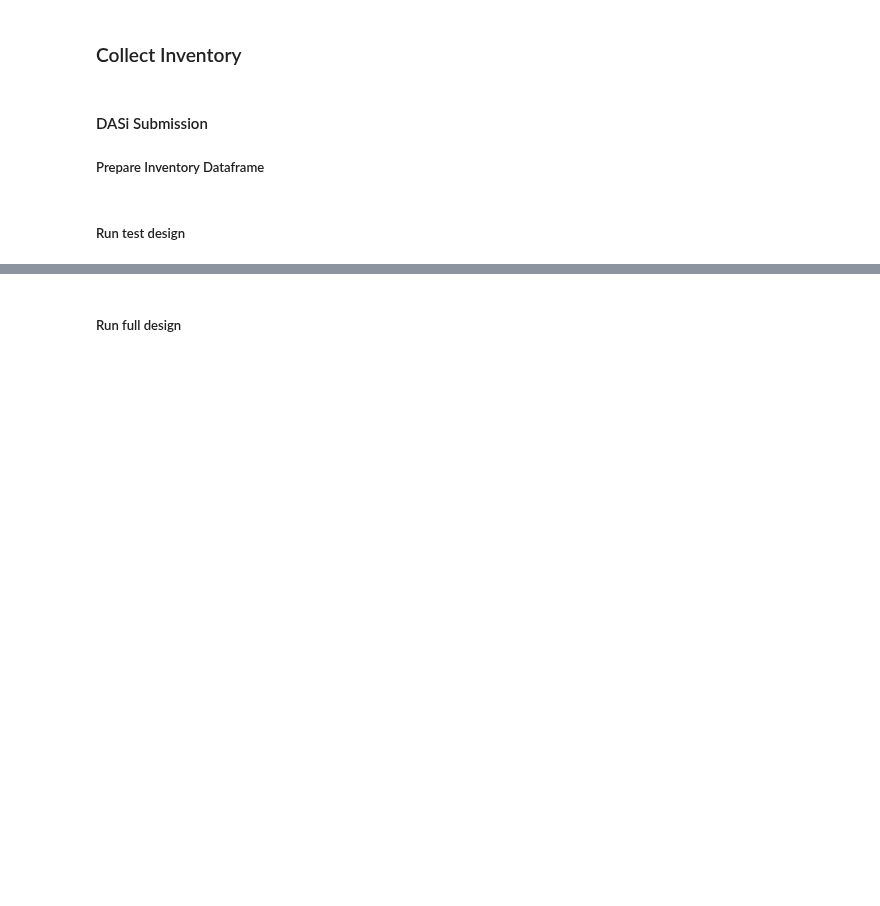
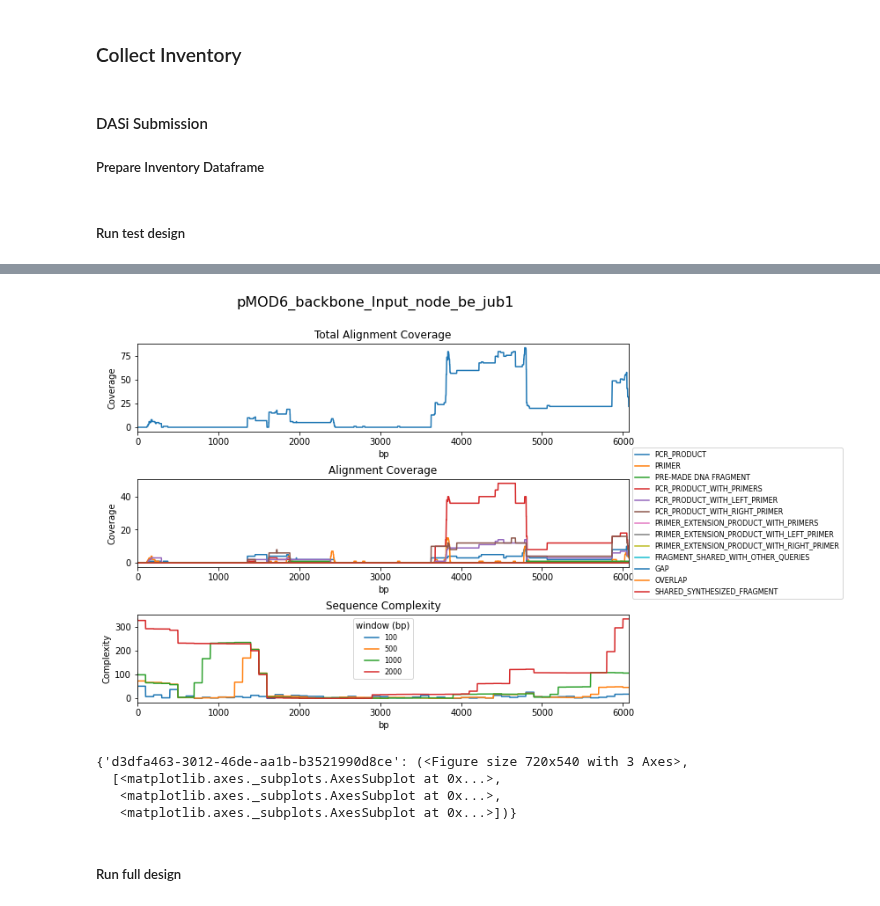
Before and after one commit to jvrana/aqbuildtools, a Jupyter notebook: examples/Stage1_SubmitDASi.ipynb, the cells around one changed output, grey strips where cells are left out. Drawn from its saved outputs; the diff is of its cells as text; code cells hidden in the pictures; blank space fills up the shorter version.

```diff
--- a/examples/SubmitDASi.ipynb
+++ b/examples/Stage1_SubmitDASi.ipynb
@@ -171,5 +234,8 @@ def run_design(inv_df: pd.DataFrame, records: List[SeqRecord],
 # %%
-test_design = run_design(dasi_df, records[:2])
-test_json_output = test_design.out(elim_extra_reactions=True)
+
+test_design = run_design(dasi_df, records[:1], log_level='ERROR')
+
+# df1, df2, _ in test_design.to_df()
+# test_json_output = test_design.out(elim_extra_reactions=True)
 # %% [output]
 Found previous installation at "/home/justin/anaconda3/envs/aqbt/lib/python3.8/site-packages/pyblast/blast_bin/bin/ncbi-blast-2.10.1+/bin"
@@ -193,3 +267,11 @@ INFO - Design(id=140468755168848) - 2020-07-21 09:21:13,998 - Updated: {'PRIMER_
+# %%
+test_design.report().plot_coverage(show=True)
+# %% [output]
+[figure, added]
+{'d3dfa463-3012-46de-aa1b-b3521990d8ce': (<Figure size 720x540 with 3 Axes>,
+  [<matplotlib.axes._subplots.AxesSubplot at 0x...>,
+   <matplotlib.axes._subplots.AxesSubplot at 0x...>,
+   <matplotlib.axes._subplots.AxesSubplot at 0x...>])}
 # %% [markdown]
 ##### Run full design
 # %%
```
Also changed, not shown: parts of 17 cells of this notebook, 38 other files.
